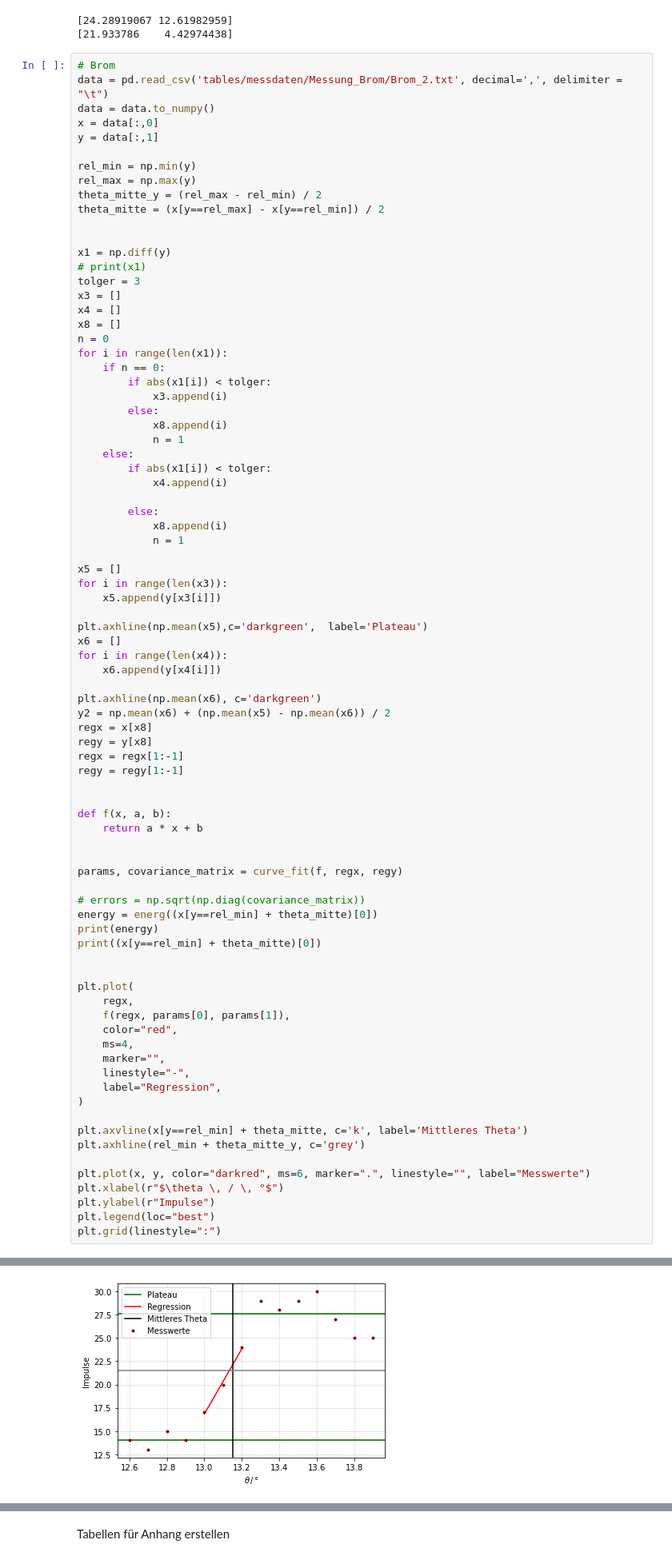
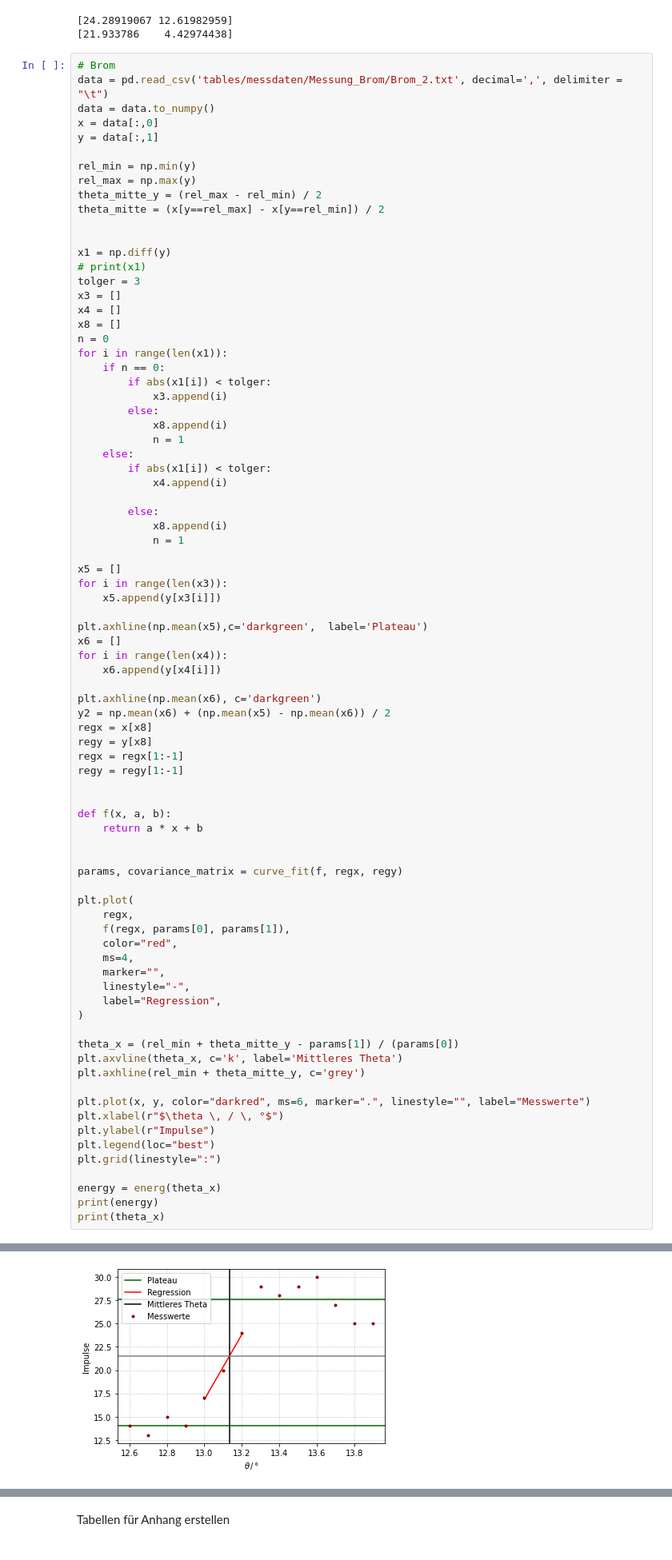
Before and after one commit to waerther/grundpraktikum2, a Jupyter notebook: v602/auswertung.ipynb, the cells around one changed output, grey strips where cells are left out. Shown: that part at 80% size. Cells and saved outputs as stored; diff of their text form.

```diff
--- a/v602/auswertung.ipynb
+++ b/v602/auswertung.ipynb
@@ -217,12 +217,6 @@ def f(x, a, b):
 
 params, covariance_matrix = curve_fit(f, regx, regy)
 
-# errors = np.sqrt(np.diag(covariance_matrix))
-energy = energ((x[y==rel_min] + theta_mitte)[0])
-print(energy)
-print((x[y==rel_min] + theta_mitte)[0])
-
-
 plt.plot(
     regx,
     f(regx, params[0], params[1]),
@@ -233,7 +227,8 @@ plt.plot(
     label="Regression",
 )
 
-plt.axvline(x[y==rel_min] + theta_mitte, c='k', label='Mittleres Theta')
+theta_x = (rel_min + theta_mitte_y - params[1]) / (params[0])
+plt.axvline(theta_x, c='k', label='Mittleres Theta')
 plt.axhline(rel_min + theta_mitte_y, c='grey')
 
 plt.plot(x, y, color="darkred", ms=6, marker=".", linestyle="", label="Messwerte")
@@ -241,4 +236,8 @@ plt.xlabel(r"$\theta \, / \, °$")
 plt.ylabel(r"Impulse")
 plt.legend(loc="best")
 plt.grid(linestyle=":")
+
+energy = energ(theta_x)
+print(energy)
+print(theta_x)
 # %% [output]
@@ -247 +246 @@ plt.grid(linestyle=":")
-[figure, old version]
+[figure, new version]
```
Also changed, not shown: parts of 11 cells of this notebook, 4 other files.
